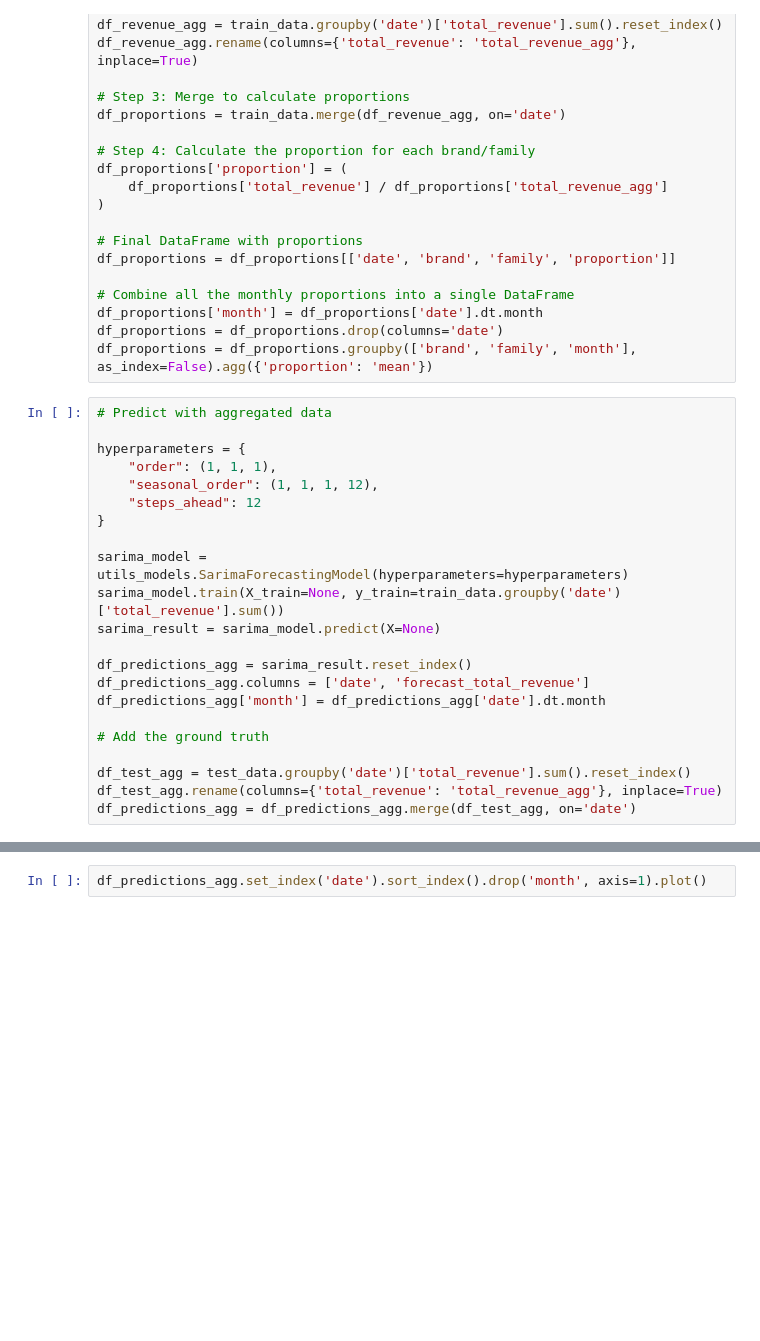
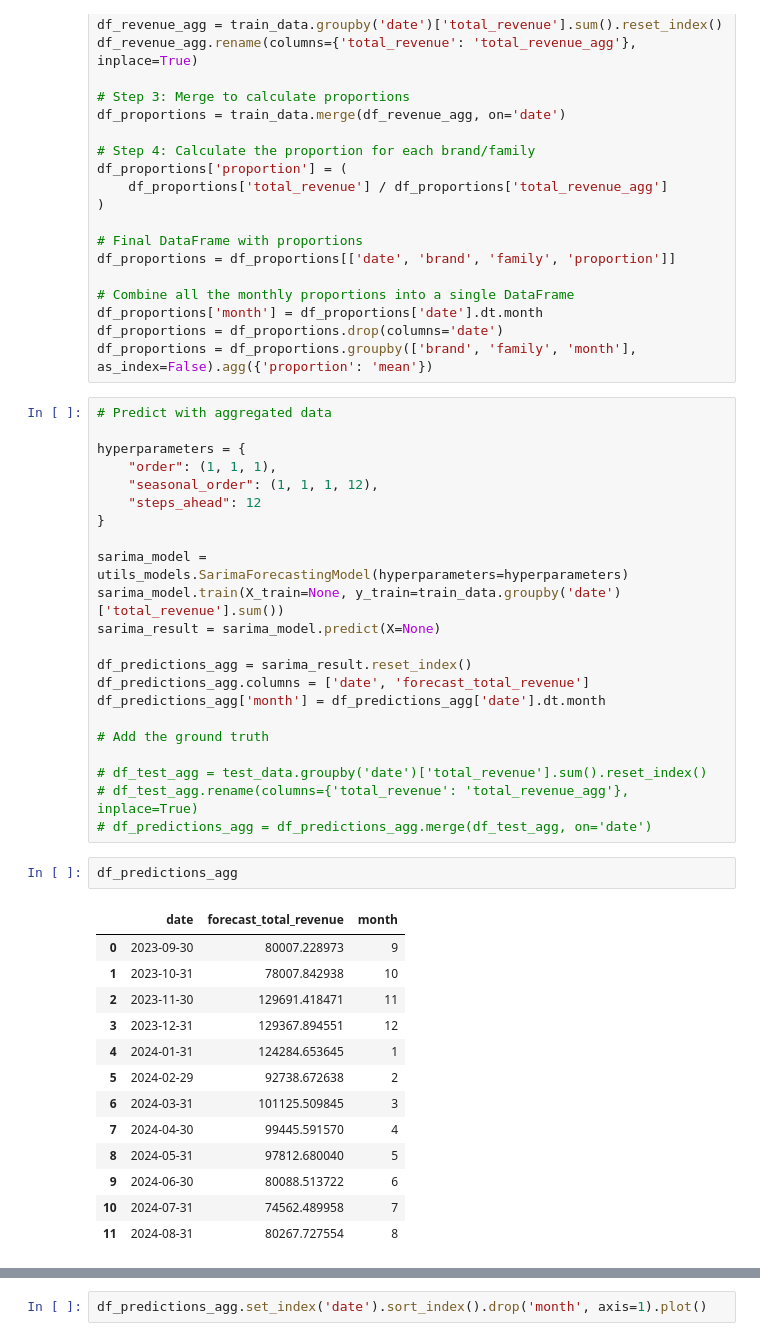
Before and after one commit to giarets/use_case_deporvillage, a Jupyter notebook: 5_model_hierarchical.ipynb, the cells around one changed output, grey strips where cells are left out. Saved outputs shown, nothing was run; the diff lists cells and outputs as text; blank space fills up the shorter version.

```diff
--- a/5_model_hierarchical.ipynb
+++ b/5_model_hierarchical.ipynb
@@ -104,6 +124,22 @@ df_predictions_agg['month'] = df_predictions_agg['date'].dt.month
 
 # Add the ground truth
 
-df_test_agg = test_data.groupby('date')['total_revenue'].sum().reset_index()
-df_test_agg.rename(columns={'total_revenue': 'total_revenue_agg'}, inplace=True)
-df_predictions_agg = df_predictions_agg.merge(df_test_agg, on='date')
+# df_test_agg = test_data.groupby('date')['total_revenue'].sum().reset_index()
+# df_test_agg.rename(columns={'total_revenue': 'total_revenue_agg'}, inplace=True)
+# df_predictions_agg = df_predictions_agg.merge(df_test_agg, on='date')
+# %%
+df_predictions_agg
+# %% [output]
+|  | date | forecast_total_revenue | month |
+| 0 | 2023-09-30 | 80007.228973 | 9 |
+| 1 | 2023-10-31 | 78007.842938 | 10 |
+| 2 | 2023-11-30 | 129691.418471 | 11 |
+| 3 | 2023-12-31 | 129367.894551 | 12 |
+| 4 | 2024-01-31 | 124284.653645 | 1 |
+| 5 | 2024-02-29 | 92738.672638 | 2 |
+| 6 | 2024-03-31 | 101125.509845 | 3 |
+| 7 | 2024-04-30 | 99445.591570 | 4 |
+| 8 | 2024-05-31 | 97812.680040 | 5 |
+| 9 | 2024-06-30 | 80088.513722 | 6 |
+| 10 | 2024-07-31 | 74562.489958 | 7 |
+| 11 | 2024-08-31 | 80267.727554 | 8 |
```
Also changed, not shown: parts of 5 cells of this notebook, 6 other files.
